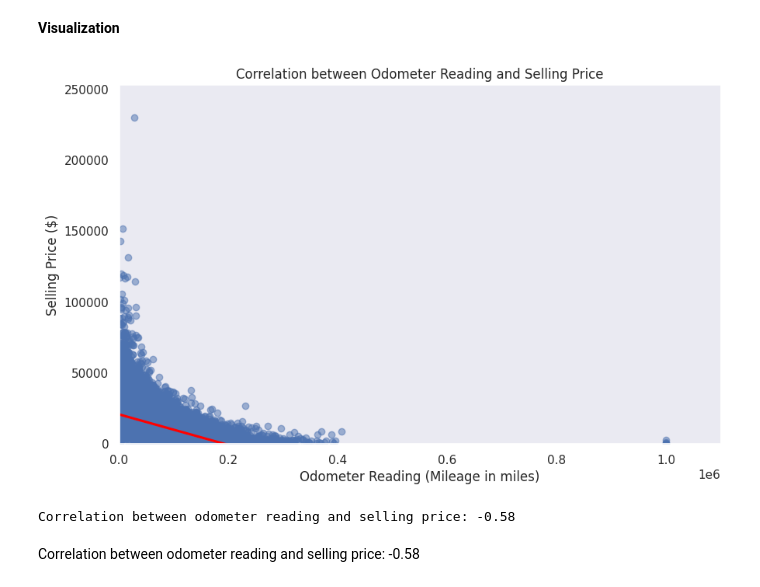
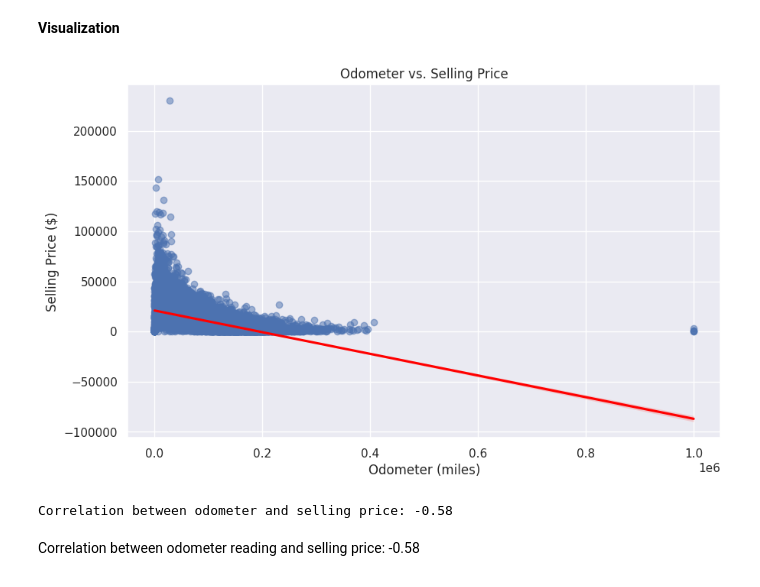
Before and after one commit to mahmoudosamaa11/W2024, a Jupyter notebook: Regression_Mini-Project.ipynb, the cells around one changed output. Drawn from its saved outputs; the diff is of its cells as text; code cells hidden in the pictures.

```diff
--- a/Regression_Mini-Project.ipynb
+++ b/Regression_Mini-Project.ipynb
@@ -363,32 +363,28 @@ Ferrari and Bentley are highest average selling price
 # %%
 import pandas as pd
 import matplotlib.pyplot as plt
 import seaborn as sns
 
+# Convert 'sellingprice' to string, clean it, and then convert back to float
+df['sellingprice'] = df['sellingprice'].astype(str).str.replace('[\$,]', '', regex=True).astype(float)
 
-# Clean the selling price column by removing the dollar sign and converting to float
-df['sellingprice'] = df['sellingprice'].replace({'\$': '', ',': ''}, regex=True).astype(float)
+# Convert 'odometer' to string, clean it, and then convert back to float
+df['odometer'] = df['odometer'].astype(str).str.replace('[\smi,]', '', regex=True).astype(float)
 
-# Clean the odometer column by removing 'mi' and converting to float
-df['odometer'] = df['odometer'].replace({'mi': ''}, regex=True).astype(float)
-
-# Create a scatter plot with a line of best fit
+# Create a scatter plot with a regression line to show the relationship between 'odometer' and 'sellingprice'
 plt.figure(figsize=(10, 6))
 sns.regplot(x='odometer', y='sellingprice', data=df, scatter_kws={'alpha': 0.5}, line_kws={"color": "red"})
-plt.title('Correlation between Odometer Reading and Selling Price')
-plt.xlabel('Odometer Reading (Mileage in miles)')
+plt.title('Odometer vs. Selling Price')
+plt.xlabel('Odometer (miles)')
 plt.ylabel('Selling Price ($)')
-plt.xlim(0, df['odometer'].max() * 1.1)  # Extend x-axis limits for better visibility
-plt.ylim(0, df['sellingprice'].max() * 1.1)  # Extend y-axis limits for better visibility
-plt.grid()
 plt.show()
 
-# Calculate and display the correlation coefficient
+# Calculate and print the correlation between 'odometer' and 'sellingprice'
 correlation = df['odometer'].corr(df['sellingprice'])
-print(f"Correlation between odometer reading and selling price: {correlation:.2f}")
+print(f"Correlation between odometer and selling price: {correlation:.2f}")
 # %% [output]
-[figure, old version]
+[figure, new version]
-Correlation between odometer reading and selling price: -0.58
+Correlation between odometer and selling price: -0.58
 # %% [markdown]
 Correlation between odometer reading and selling price: -0.58
 # %% [markdown]
```
Also changed, not shown: parts of 5 cells of this notebook.
